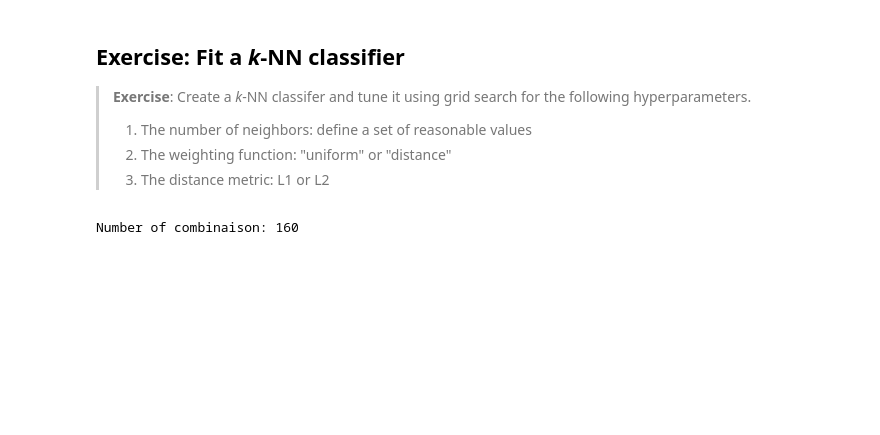
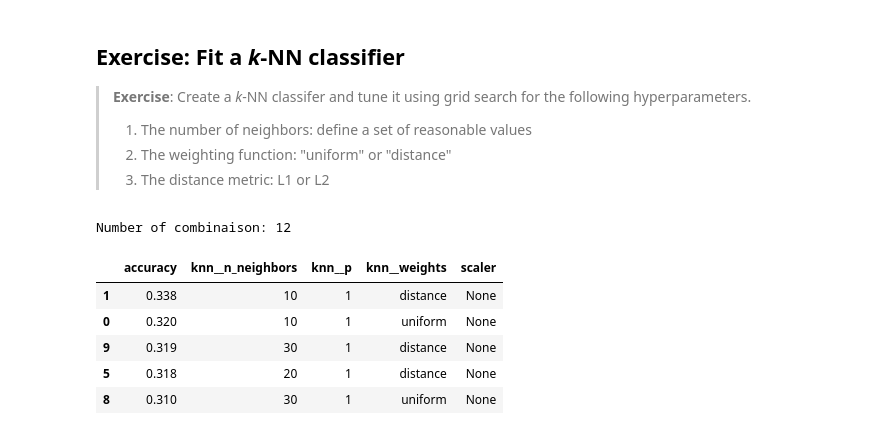
Before and after one commit to xnicolovici/machine_learning, a Jupyter notebook: notebooks/Course No 4/03. Bias-variance trade-off/05. Exercise - CIFAR-10 classification with k-NN/02 Exercise - CIFAR-10 classification with k-NN.ipynb, the cells around one changed output. Drawn from its saved outputs; the diff is of its cells as text; code cells hidden in the pictures; blank space fills up the shorter version.

```diff
--- a/notebooks/Course No 4/03. Bias-variance trade-off/05. Exercise - CIFAR-10 classification with k-NN/02 Exercise - CIFAR-10 classification with k-NN.ipynb
+++ b/notebooks/Course No 4/03. Bias-variance trade-off/05. Exercise - CIFAR-10 classification with k-NN/02 Exercise - CIFAR-10 classification with k-NN.ipynb
@@ -98,10 +98,11 @@ from sklearn.preprocessing import StandardScaler
 from sklearn.neighbors import KNeighborsClassifier
 
 # Define a set of reasonable values
-k_values = np.arange(1, 21) # 1, 2, 3, .., 20
+#k_values = np.arange(1, 10) # 1, 2, 3, .., 20
+k_values = [10, 20, 30]
 weights_functions = ['uniform', 'distance']
 distance_types = [1, 2] # L1, L2 distances
-scaler=[None, StandardScaler()]
+scaler=[None]
 
 grid=ParameterGrid({
     'scaler': scaler,
@@ -114,7 +115,7 @@ print("Number of combinaison:", len(grid))
 
 pipe=Pipeline([
     ('scaler',StandardScaler()),
-    ('knn', KNeighborsClassifier())
+    ('knn', KNeighborsClassifier(algorithm='brute', n_jobs=-1))
 ])
 
 grid_result=[]
@@ -128,7 +129,14 @@ for grid_params in grid:
 
     grid_result.append(grid_params)
 # %% [output]
-Number of combinaison: 160
+Number of combinaison: 12
 # %%
 df=pd.DataFrame(grid_result)
-df.head()
+df.sort_values('accuracy', ascending=False).head(5)
+# %% [output]
+|  | accuracy | knn__n_neighbors | knn__p | knn__weights | scaler |
+| 1 | 0.338 | 10 | 1 | distance | None |
+| 0 | 0.320 | 10 | 1 | uniform | None |
+| 9 | 0.319 | 30 | 1 | distance | None |
+| 5 | 0.318 | 20 | 1 | distance | None |
+| 8 | 0.310 | 30 | 1 | uniform | None |
```
Also changed, not shown: 1 other file.
